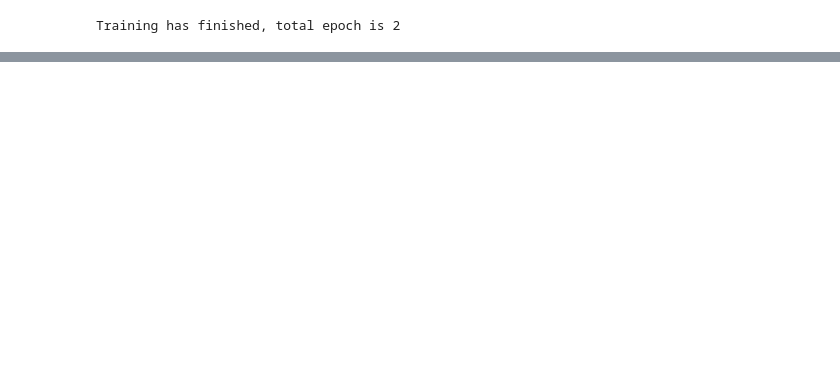
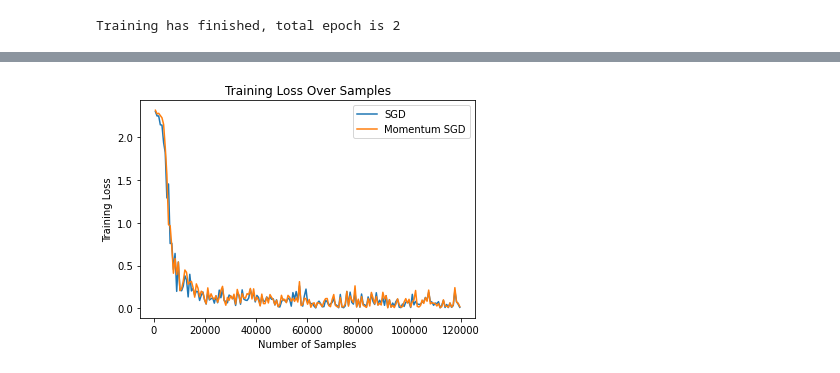
Before and after one commit to ZhaoChunshan/MomentumSGD, a Jupyter notebook: LeNet.ipynb, the cells around one changed output, grey strips where cells are left out. Saved outputs shown, nothing was run; the diff lists cells and outputs as text; code cells hidden in the pictures; blank space fills up the shorter version.

```diff
--- a/LeNet.ipynb
+++ b/LeNet.ipynb
@@ -160 +165,16 @@ plt.show()
+# %%
+# Plotting training loss Over Samples
+import matplotlib.pyplot as plt
+plt.figure(figsize=(6, 4))
+plt.plot(sample_num, sgd_loss, label="SGD")
+plt.plot(sample_num, msgd_loss, label="Momentum SGD")
+plt.xlabel("Number of Samples")
+plt.ylabel("Training Loss")
+plt.title("Training Loss Over Samples")
+plt.legend()
+# Save the figure
+plt.savefig("./result/LeNet/Loss_Over_Samples_batch_{}_lr_{:.4f}_momentum_{:.4f}.png".format(BATCH_SIZE, LR, MOMENTUM), dpi=300)
+plt.show()
+# %% [output]
+[figure, added]
 # %%
```
Also changed, not shown: parts of 5 cells of this notebook, 17 other files.
